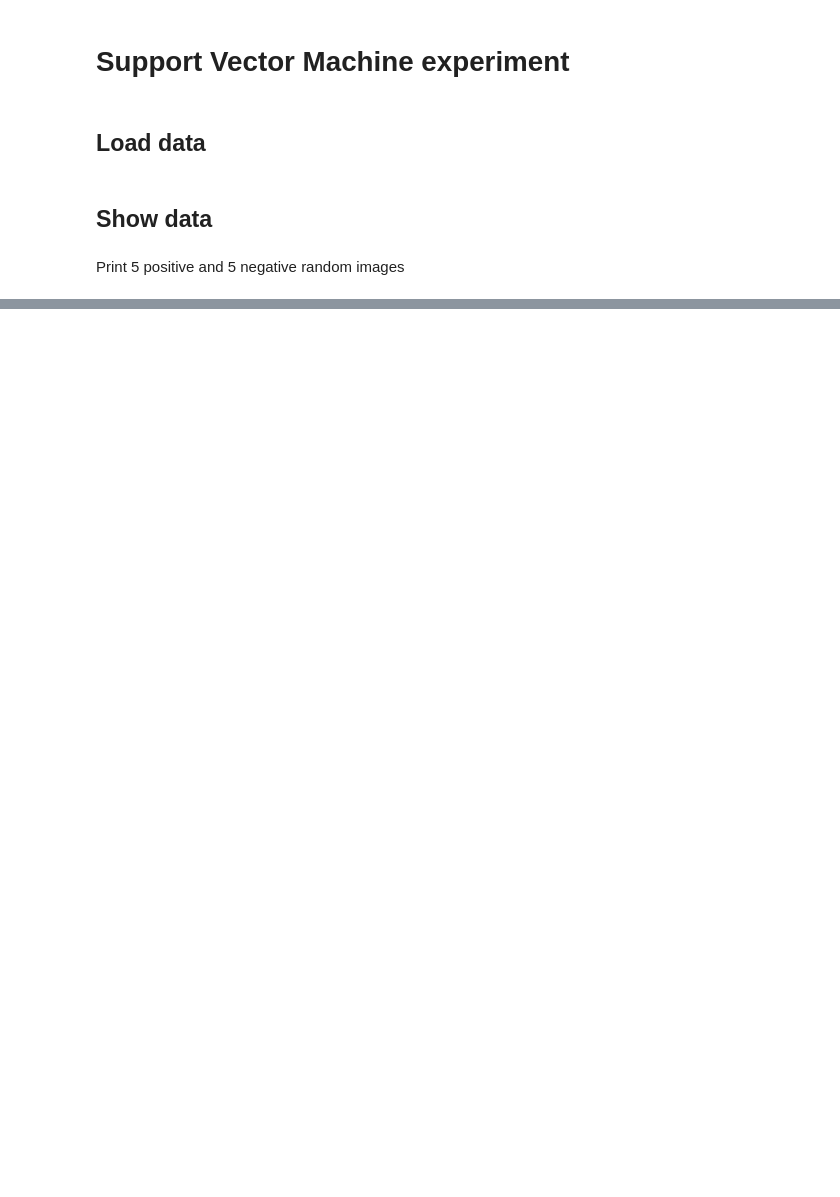
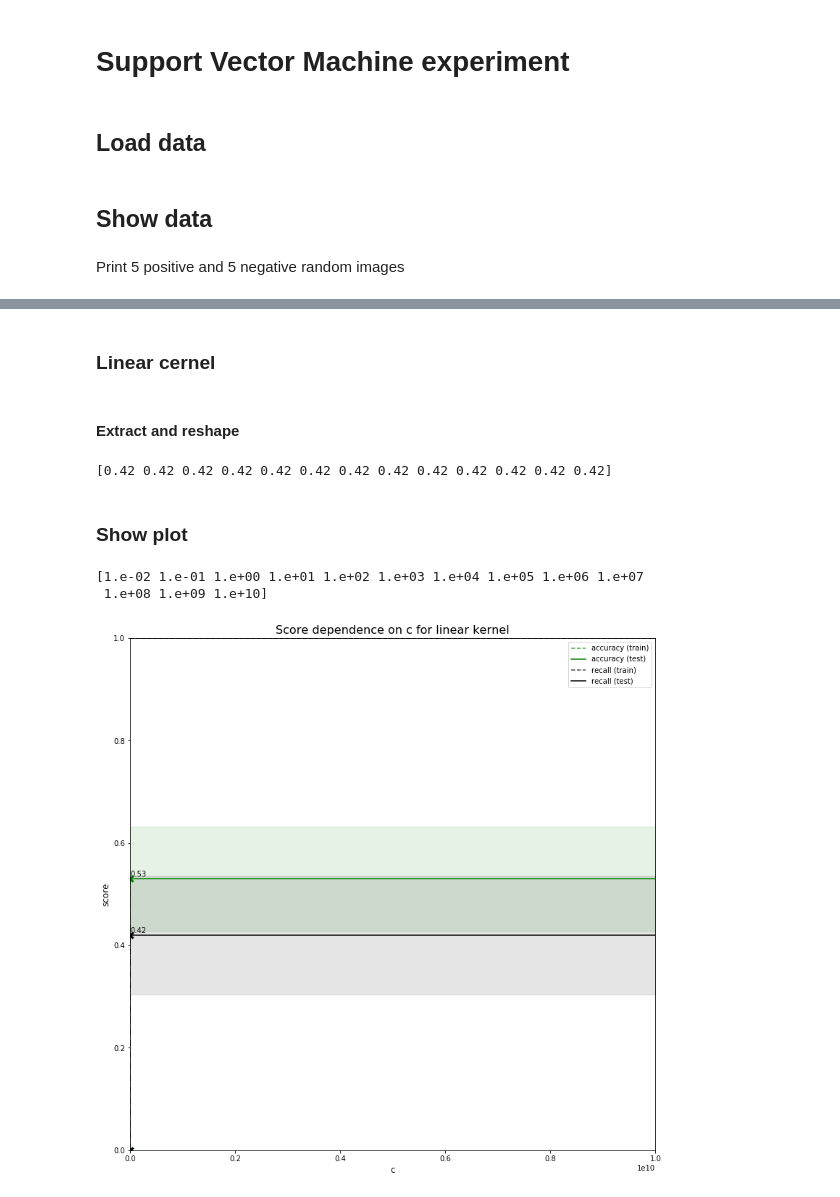
Before and after one commit to yordwynn/ElementaryPose, a Jupyter notebook: notebooks/SVM.ipynb, the cells around one changed output, grey strips where cells are left out. Cells and saved outputs as stored; diff of their text form; code cells hidden in the pictures; blank space fills up the shorter version.

Commit message:
SVM linear kernel

```diff
--- a/notebooks/SVM.ipynb
+++ b/notebooks/SVM.ipynb
@@ -45,0 +48,2 @@ plt.show()
+# %% [markdown]
+### Linear cernel
@@ -45,0 +78,68 @@ plt.show()
+# %% [markdown]
+#### Extract and reshape
+# %%
+keys = []
+prep_result = {}
+
+for score in scoring:
+    keys.append("mean_test_%s" % (score))
+    keys.append("mean_train_%s" % (score))
+    keys.append("std_test_%s" % (score))
+    keys.append("std_train_%s" % (score))
+    keys.append("rank_test_%s" % (score))
+
+for key in keys:
+    res = results[key]
+    prep_result[key] = res
+# %% [output]
+[0.42 0.42 0.42 0.42 0.42 0.42 0.42 0.42 0.42 0.42 0.42 0.42 0.42]
+# %% [markdown]
+### Show plot
+# %%
+plt.figure(figsize=(13, 13))
+plt.title("Score dependence on c for linear kernel",
+          fontsize=16)
+
+plt.xlabel("c", fontsize=12)
+plt.ylabel("score", fontsize=12)
+
+ax = plt.gca()
+ax.set_xlim(1, 1.e+10)
+ax.set_ylim(0, 1)
+
+# Get the regular numpy array from the MaskedArray
+X_axis = np.array(c, dtype=float)
+print(X_axis)
+
+
+for scorer, color in zip(sorted(scoring), ['g', 'k', 'b']):
+    for sample, style in (('train', '--'), ('test', '-')):
+        sample_score_mean = prep_result['mean_%s_%s' % (sample, scorer)]
+        sample_score_std = prep_result['std_%s_%s' % (sample, scorer)]
+        ax.fill_between(X_axis, sample_score_mean - sample_score_std,
+                        sample_score_mean + sample_score_std,
+                        alpha=0.1 if sample == 'test' else 0, color=color)
+        ax.plot(X_axis, sample_score_mean, style, color=color,
+                alpha=1 if sample == 'test' else 0.7,
+                label="%s (%s)" % (scorer, sample))
+
+    rank_test = prep_result['rank_test_%s' % scorer]
+    best_rank = rank_test.min()
+    best_index = np.nonzero(rank_test == best_rank)[0][0]
+    best_score = prep_result['mean_test_%s' % scorer][best_index]
+
+    # Plot a dotted vertical line at the best score for that scorer marked by x
+    ax.plot([X_axis[best_index], ] * 2, [0, best_score],
+        linestyle='-.', color=color, marker='x', markeredgewidth=3, ms=8)
+
+    # Annotate the best score for that scorer
+    ax.annotate("%0.2f" % best_score,
+            (X_axis[best_index], best_score + 0.005))
+
+plt.legend(loc="best")
+plt.grid(False)
+plt.show()
+# %% [output]
+[1.e-02 1.e-01 1.e+00 1.e+01 1.e+02 1.e+03 1.e+04 1.e+05 1.e+06 1.e+07
+ 1.e+08 1.e+09 1.e+10]
+[figure, added]
```
Also changed, not shown: parts of 3 cells of this notebook, 1 other file.
